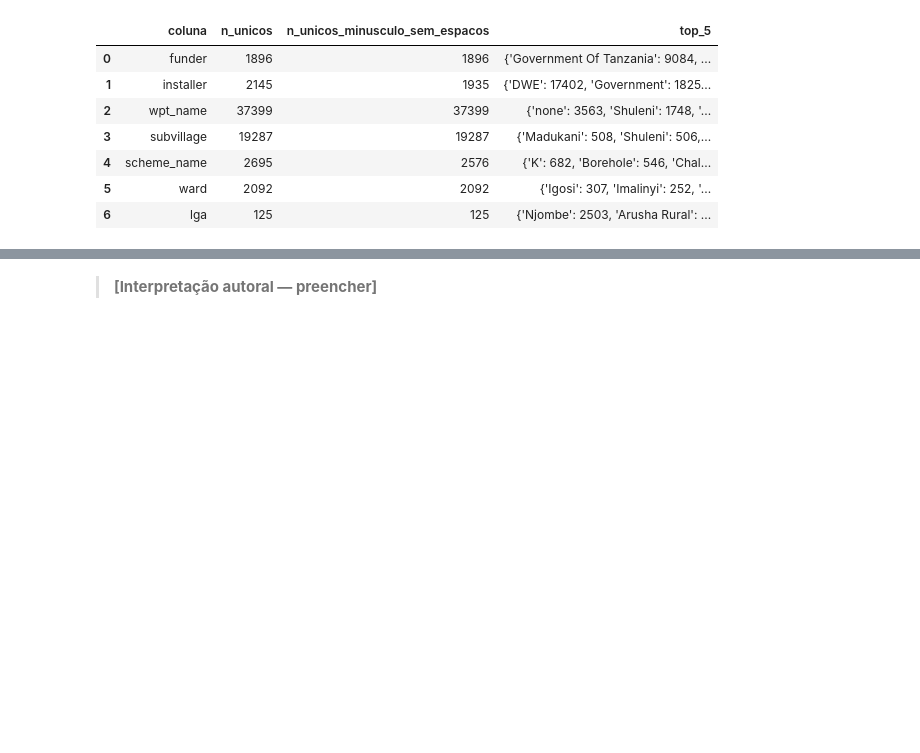
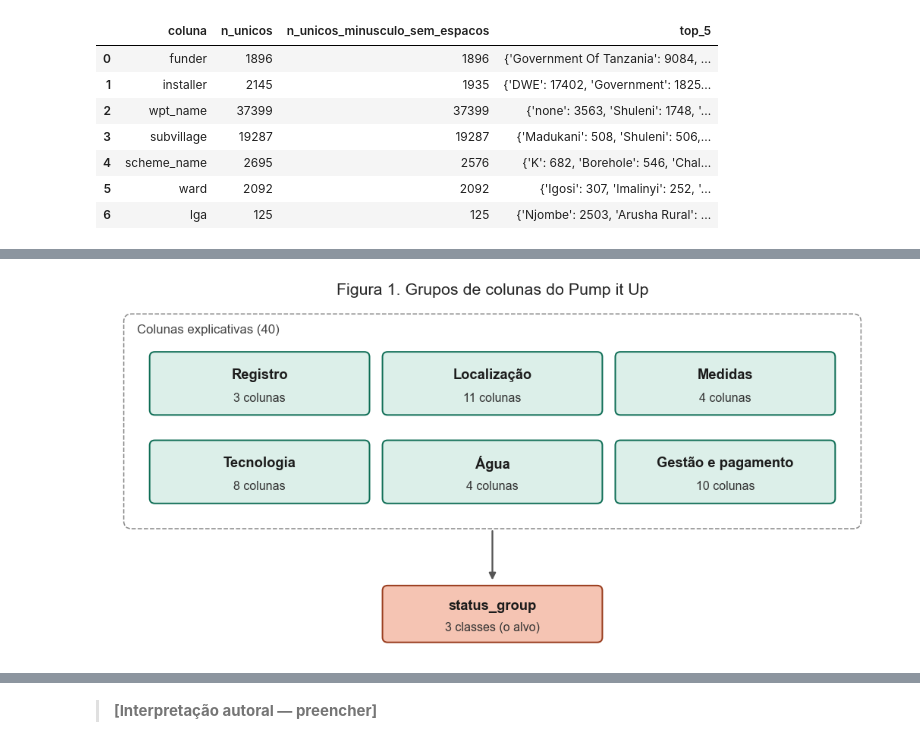
Before and after one commit to Fyre-Flye/projeto-avd-2026-2-pump-it-up-classificatorio, a Jupyter notebook: src/parte_especifica/eda.ipynb, the cells around one changed output, grey strips where cells are left out. Cells and saved outputs as stored; diff of their text form; code cells hidden in the pictures; blank space fills up the shorter version.

Commit message:
ADD: EDA Pump it Up - esquema de relacionamento das colunas

```diff
--- a/src/parte_especifica/eda.ipynb
+++ b/src/parte_especifica/eda.ipynb
@@ -381,0 +388,99 @@ pd.DataFrame(linhas)
+# %%
+# [IA] Claude Code – esquema de relacionamento das colunas (3 figuras)
+from matplotlib.patches import FancyBboxPatch
+
+COR_BOX, COR_BORDA = "#DCEFE9", "#0F6E56"
+COR_ALVO, COR_ALVO_BORDA = "#F5C4B3", "#993C1D"
+COR_COD, COR_COD_BORDA = "#E6E4DC", "#5F5E5A"
+
+GRUPOS = {
+    "Registro": ["id", "date_recorded", "recorded_by"],
+    "Localização": ["basin", "subvillage", "region", "region_code", "district_code", "lga", "ward",
+                    "latitude", "longitude", "gps_height", "wpt_name"],
+    "Medidas": ["amount_tsh", "population", "construction_year", "num_private"],
+    "Tecnologia": ["extraction_type", "extraction_type_group", "extraction_type_class",
+                   "source", "source_type", "source_class", "waterpoint_type", "waterpoint_type_group"],
+    "Água": ["quantity", "quantity_group", "water_quality", "quality_group"],
+    "Gestão e pagamento": ["funder", "installer", "management", "management_group", "scheme_management",
+                           "scheme_name", "permit", "public_meeting", "payment", "payment_type"],
+}
+# confere que os grupos cobrem todas as colunas explicativas, sem repetir nenhuma
+todas = sum(GRUPOS.values(), [])
+assert len(todas) == len(set(todas)) and set(todas) == set(df.columns) - {COL_ALVO}
+
+
+def caixa(ax, x, y, w, h, titulo, sub, cor=COR_BOX, borda=COR_BORDA, tracejada=False):
+    ax.add_patch(FancyBboxPatch((x, y), w, h, boxstyle="round,pad=0,rounding_size=0.08",
+                                fc=cor, ec=borda, lw=1.3, ls="--" if tracejada else "-"))
+    ax.text(x + w / 2, y + h * 0.64, titulo, ha="center", va="center", fontsize=12, fontweight="bold", color="#1b1b1b")
+    ax.text(x + w / 2, y + h * 0.27, sub, ha="center", va="center", fontsize=10.5, color="#333333")
+
+
+def seta(ax, x1, y1, x2, y2, tracejada=False):
+    ax.annotate("", xy=(x2, y2), xytext=(x1, y1),
+                arrowprops=dict(arrowstyle="-|>", lw=1.5, color="#555555", ls="--" if tracejada else "-"))
+
+
+# ---- Figura 1: grupos de colunas em volta do alvo
+fig, ax = plt.subplots(figsize=(12, 5.4))
+ax.set_xlim(0, 12); ax.set_ylim(-0.2, 5.3); ax.axis("off")
+ax.add_patch(FancyBboxPatch((0.3, 1.7), 11.4, 3.4, boxstyle="round,pad=0,rounding_size=0.12",
+                            fc="none", ec="#888888", lw=1, ls="--"))
+ax.text(0.5, 4.85, f"Colunas explicativas ({len(todas)})", fontsize=11, color="#444444", va="center")
+posicoes = [(0.7, 3.5), (4.3, 3.5), (7.9, 3.5), (0.7, 2.1), (4.3, 2.1), (7.9, 2.1)]
+for (nome, cols), (x, y) in zip(GRUPOS.items(), posicoes):
+    caixa(ax, x, y, 3.4, 1.0, nome, f"{len(cols)} colunas")
+seta(ax, 6, 1.7, 6, 0.85)
+caixa(ax, 4.3, -0.1, 3.4, 0.9, COL_ALVO, f"{df[COL_ALVO].nunique()} classes (o alvo)", COR_ALVO, COR_ALVO_BORDA)
+ax.set_title("Figura 1. Grupos de colunas do Pump it Up", fontsize=14)
+salvar(fig, "01_esquema_grupos")
+plt.show()
+
+# ---- Figura 2: famílias de colunas (mesma informação em níveis diferentes)
+FAMILIAS = [
+    (["extraction_type", "extraction_type_group", "extraction_type_class"], False),
+    (["source", "source_type", "source_class"], False),
+    (["management", "management_group"], False),
+    (["waterpoint_type", "waterpoint_type_group"], False),
+    (["water_quality", "quality_group"], False),
+    (["payment", "payment_type"], True),
+    (["quantity", "quantity_group"], True),
+]
+passo, alt = 1.3, 0.95
+fig, ax = plt.subplots(figsize=(12, 0.95 * len(FAMILIAS) + 1.6))
+ax.set_xlim(0, 12); ax.set_ylim(0, passo * len(FAMILIAS) + 1.3); ax.axis("off")
+xs = [0.4, 4.25, 8.1]
+for linha, (cols, so_renomeia) in enumerate(FAMILIAS):
+    y = passo * (len(FAMILIAS) - 1 - linha) + 1.2
+    for k, c in enumerate(cols):
+        caixa(ax, xs[k], y, 3.5, alt, c, f"{df[c].nunique()} valores")
+        if k > 0:
+            seta(ax, xs[k - 1] + 3.5 + 0.02, y + alt / 2, xs[k] - 0.02, y + alt / 2, tracejada=so_renomeia)
+seta(ax, 0.4, 0.45, 1.3, 0.45)
+ax.text(1.45, 0.45, "agrupa em categorias mais gerais", va="center", fontsize=10.5)
+seta(ax, 6.2, 0.45, 7.1, 0.45, tracejada=True)
+ax.text(7.25, 0.45, "mesma informação, outro nome", va="center", fontsize=10.5)
+ax.set_title("Figura 2. Famílias de colunas redundantes", fontsize=14)
+salvar(fig, "01_esquema_familias")
+plt.show()
+
+# ---- Figura 3: hierarquia de localização
+NIVEIS = ["region", "lga", "ward", "subvillage"]
+fig, ax = plt.subplots(figsize=(12, 7.2))
+ax.set_xlim(0, 12); ax.set_ylim(0, 7.6); ax.axis("off")
+ys = [6.0, 4.25, 2.5, 0.75]
+for k, nivel in enumerate(NIVEIS):
+    caixa(ax, 0.5, ys[k], 3.4, 1.0, nivel, f"{df[nivel].nunique():,} valores".replace(",", "."))
+    if k > 0:
+        pai = NIVEIS[k - 1]
+        cabem = (df.groupby(nivel)[pai].nunique() == 1).mean() * 100
+        seta(ax, 2.2, ys[k - 1] - 0.03, 2.2, ys[k] + 1.03)
+        ax.text(2.45, (ys[k - 1] + ys[k] + 1.0) / 2, f"{cabem:.0f}% dos {nivel} cabem em um só {pai}", va="center", fontsize=10.5)
+for nivel, cod, y in [("region", "region_code", 6.0), ("lga", "district_code", 4.25)]:
+    ax.plot([3.95, 8.25], [y + 0.5, y + 0.5], color="#777777", lw=1.2, ls="--")
+    caixa(ax, 8.3, y, 3.4, 1.0, cod, f"{df[cod].nunique()} valores · não casa 1 a 1", COR_COD, COR_COD_BORDA, tracejada=True)
+ax.set_title("Figura 3. Hierarquia de localização", fontsize=14)
+salvar(fig, "01_esquema_localizacao")
+plt.show()
+# %% [output]
+[figure, added]
```
Also changed, not shown: parts of 3 cells of this notebook, 3 other files.
